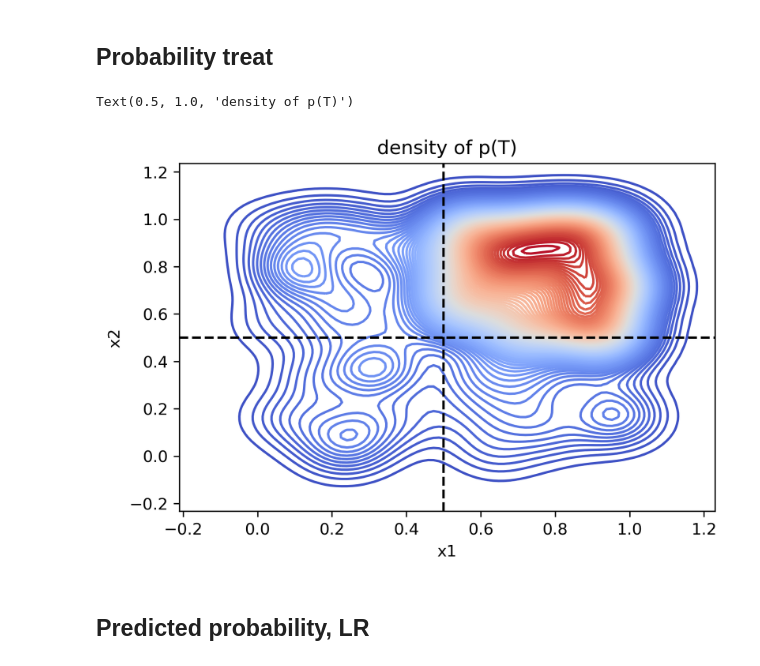
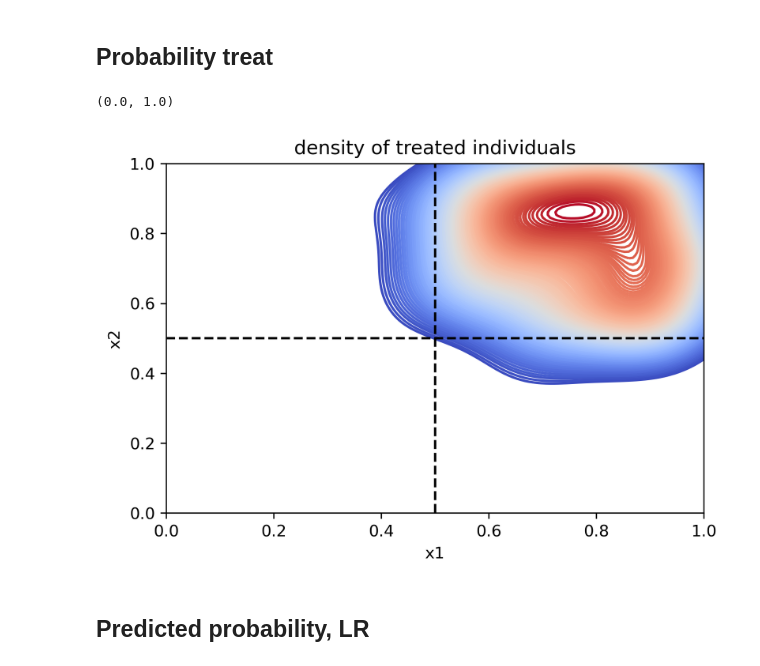
Before and after one commit to tliu526/rdd-discovery, a Jupyter notebook: notebooks/rdd-derivative-exploration.ipynb, the cells around one changed output. Drawn from its saved outputs; the diff is of its cells as text; code cells hidden in the pictures.

```diff
--- a/notebooks/rdd-derivative-exploration.ipynb
+++ b/notebooks/rdd-derivative-exploration.ipynb
@@ -347,13 +347,21 @@ r2d_df = gen_fuzzy_rdd_2d(n, 0.8, 0.8, 0.2, seed=0)
 # %%
 treat_df = r2d_df[r2d_df['t'] == 1]
 
-sns.kdeplot(treat_df['x1'], treat_df['x2'], thresh=0, levels=100, fill=True, cmap='coolwarm')
+sns.kdeplot(treat_df['x1'], treat_df['x2'],
+            levels=100,
+            cmap='coolwarm',
+            thresh=0.3,
+            #cbar=True,
+            #common_norm=True)
+           )
 plt.axvline(x=0.5, ls='--', color='black')
 plt.axhline(y=0.5, ls='--', color='black')
-plt.title("density of p(T)")
+plt.title("density of treated individuals")
+plt.xlim(0,1)
+plt.ylim(0,1)
 # %% [output]
-Text(0.5, 1.0, 'density of p(T)')
+(0.0, 1.0)
-[figure, old version]
+[figure, new version]
 # %% [markdown]
 ## Predicted probability, LR
 # %%
```
Also changed, not shown: parts of 42 cells of this notebook.
